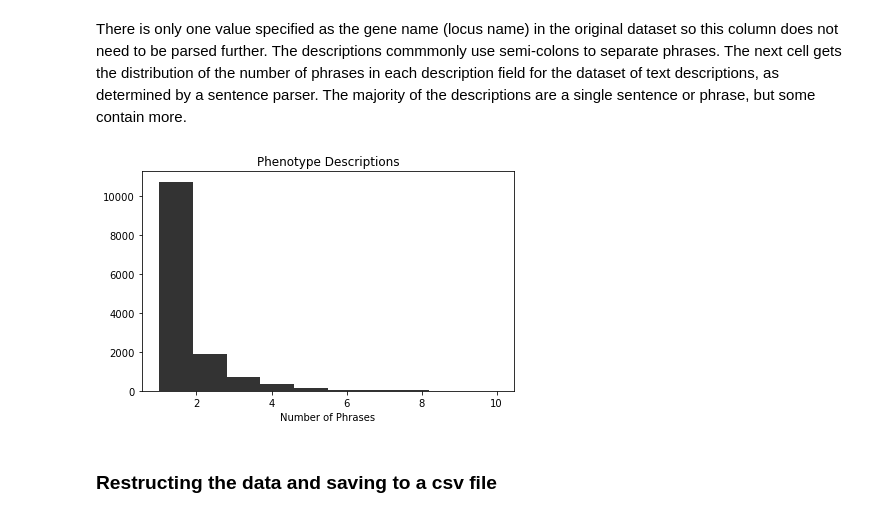
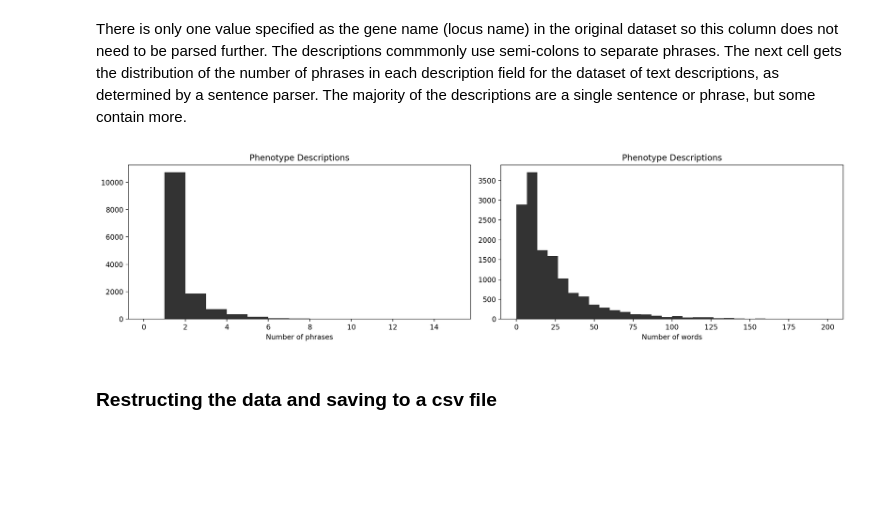
Before and after one commit to irbraun/plant-phenotypes-nlp, a Jupyter notebook: notebooks/reading_files_from_tair.ipynb, the cells around one changed output. Saved outputs shown, nothing was run; the diff lists cells and outputs as text; code cells hidden in the pictures; blank space fills up the shorter version.

```diff
--- a/notebooks/reading_files_from_tair.ipynb
+++ b/notebooks/reading_files_from_tair.ipynb
@@ -2,8 +2,12 @@
 ## Data from TAIR (The Arabidopsis Information Resource)
 The purpose of this notebook is to read in and do a preliminary analysis of the data related to text and ontology annotations of text that is available through TAIR. The datasets need to be organized and also restructured into a standard format that will allow it be combined with datasets from other resources.
 # %%
+import matplotlib.pyplot as plt
+import matplotlib as mpl
+import seaborn as sns
 import sys
 import os
+import warnings
 import pandas as pd
 import numpy as np
 import itertools
@@ -20,8 +24,15 @@ from oats.nlp.preprocess import concatenate_with_bar_delim
 from oats.nlp.preprocess import other_delim_to_bar_delim
 from oats.nlp.preprocess import remove_punctuation
 from oats.nlp.preprocess import remove_enclosing_brackets
+from oats.nlp.preprocess import concatenate_descriptions
+from oats.nlp.preprocess import add_prefix
 
 OUTPUT_DIR = "../data/reshaped_files"
+mpl.rcParams["figure.dpi"] = 200
+warnings.simplefilter('ignore')
+pd.set_option('display.max_rows', 500)
+pd.set_option('display.max_columns', 500)
+pd.set_option('display.width', 1000)
 # %% [markdown]
 ### Reading in the dataset of phenotypic descriptions.
 # %%
@@ -55,13 +66,20 @@ print(df.shape)
 There is only one value specified as the gene name (locus name) in the original dataset so this column does not need to be parsed further. The descriptions commmonly use semi-colons to separate phrases. The next cell gets the distribution of the number of phrases in each description field for the dataset of text descriptions, as determined by a sentence parser. The majority of the descriptions are a single sentence or phrase, but some contain more.
 # %%
 # Plotting distributions of number of phrases in each description.
-x = [len(sent_tokenize(x)) for x in df["description"].values]
-plt.hist(x, bins=10, range=(1,10), density=False, alpha=0.8, histtype='stepfilled', color="black", edgecolor='none')
-plt.title("Phenotype Descriptions")
-plt.xlabel("Number of Phrases")
-plt.tight_layout()
+fig, (ax1, ax2) = plt.subplots(1, 2)
+ax1.set_title("Phenotype Descriptions")
+ax2.set_title("Phenotype Descriptions")
+ax1.set_xlabel("Number of phrases")
+ax2.set_xlabel("Number of words")
+x1 = [len(sent_tokenize(x)) for x in df["description"].values]
+x2 = [len(word_tokenize(x)) for x in df["description"].values]
+ax1.hist(x1, bins=15, range=(0,15), density=False, alpha=0.8, histtype='stepfilled', color="black", edgecolor='none')
+ax2.hist(x2, bins=30, range=(0,200), density=False, alpha=0.8, histtype='stepfilled', color="black", edgecolor='none')
+fig.set_size_inches(15,4)
+fig.tight_layout()
+fig.show()
 # %% [output]
-[figure, old version]
+[figure, new version]
 # %% [markdown]
 ### Restructing the data and saving to a csv file
 # %%
```
Also changed, not shown: parts of 2 cells of this notebook, 11 other files.
